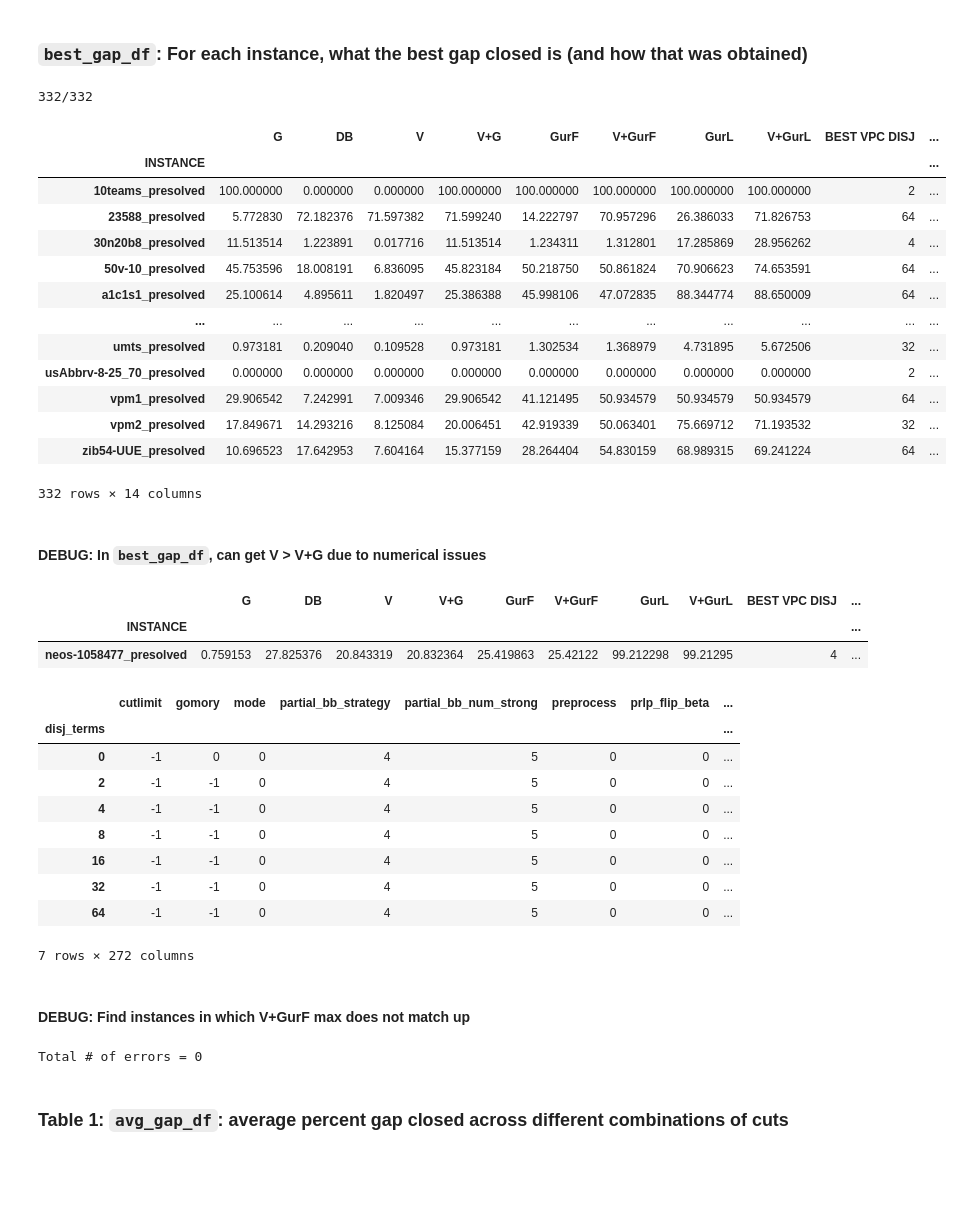
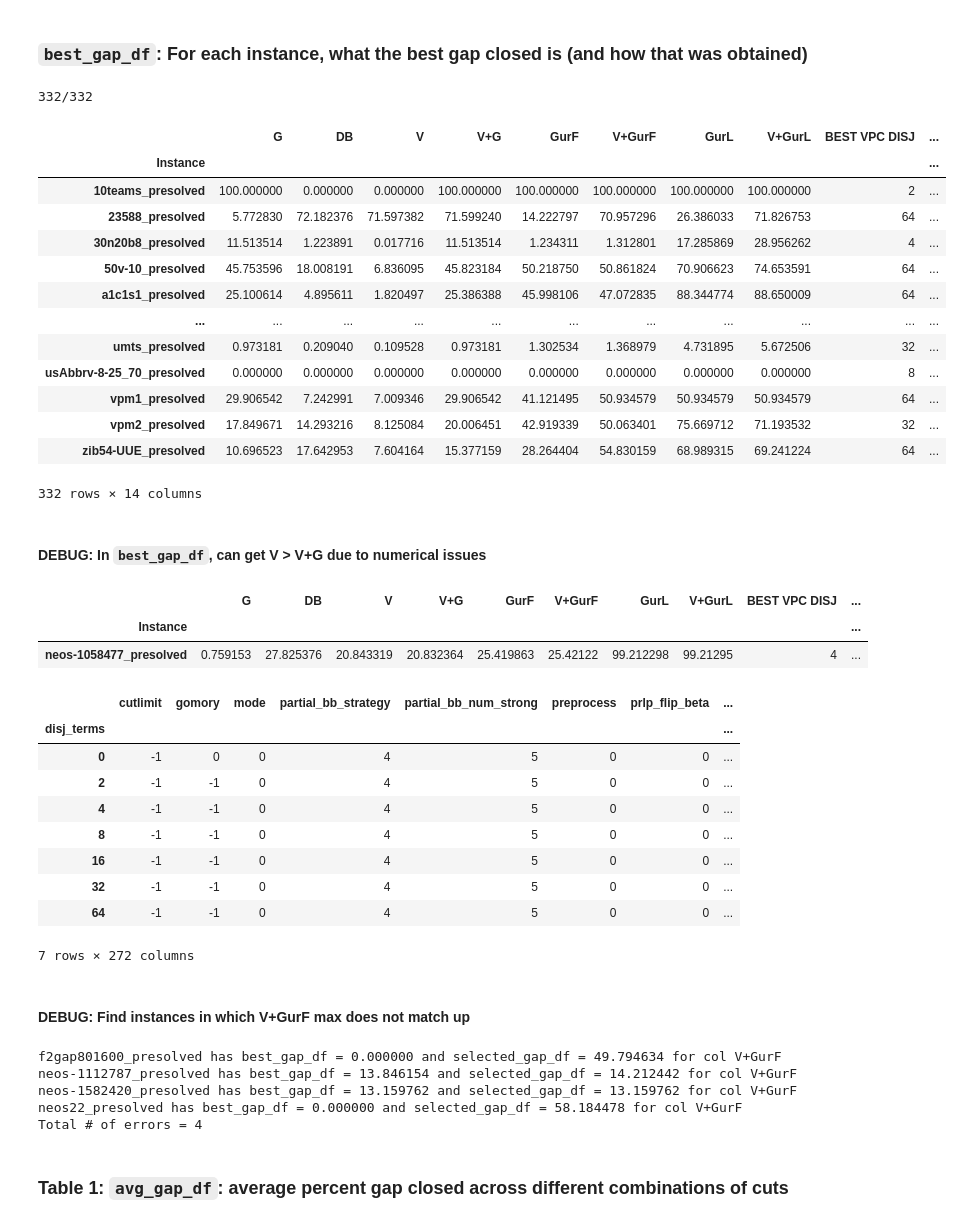
Before and after one commit to akazachk/vpc, a Jupyter notebook: plots/plots.ipynb, the cells around one changed output. Drawn from its saved outputs; the diff is of its cells as text; code cells hidden in the pictures; blank space fills up the shorter version.

Commit message:
Table 9 essentially completed (some errors remain with replacing nan and - values). Also added some analysis for why V < G.

```diff
--- a/plots/plots.ipynb
+++ b/plots/plots.ipynb
@@ -1107,7 +1107,9 @@ for i, inst in enumerate(inst_set):
 
     for index, row in curr_df.iterrows():
         num_disj_terms = int(row['NUM DISJ TERMS'])
-        if num_disj_terms <= 0:
+        # num_obj_tried  = float(row['NUM OBJ'])
+        num_vpc        = float(row['NUM VPC'])
+        if num_disj_terms <= 0 or num_vpc == 0:
             continue
 
         # print("Index {:d}: Processing instance {} with {:d} disj terms.".format(index, inst, num_disj_terms))
@@ -1115,7 +1117,7 @@ for i, inst in enumerate(inst_set):
         vpcgmic_gap = float(row['VPC+GMIC % GAP CLOSED'])
         VGurF_gap   = float(row['REF+V FIRST_CUT_PASS % GAP CLOSED'])
         VGurL_gap   = float(row['REF+V LAST_CUT_PASS % GAP CLOSED'])
-        num_vpc     = float(row['NUM VPC'])
+        # num_vpc     = float(row['NUM VPC'])
         num_gmic    = float(row['NUM GMIC'])
 
         if (best_vpc < vpc_gap): #or (is_val(best_vpc, vpc_gap) and best_num_vpc == 0):
@@ -1131,34 +1133,34 @@ for i, inst in enumerate(inst_set):
             best_VGurF_disj = index
         if best_VGurL < VGurL_gap:
             best_VGurL = VGurL_gap
             best_VGurL_disj = index
 
     best_gap_df.iloc[i] = [
         gmic_gap if gmic_gap >= EPS else 0.,
         disj_gap if disj_gap >= EPS else 0.,
         best_vpc if best_vpc >= EPS else 0.,
         best_vpcgmic if best_vpcgmic >= EPS else 0.,
         GurF_gap if GurF_gap >= EPS else 0.,
         best_VGurF if best_VGurF >= EPS else 0.,
         GurL_gap if GurL_gap >= EPS else 0.,
         best_VGurL if best_VGurL >= EPS else 0.,
         best_vpc_disj,
         best_vpcgmic_disj,
         best_VGurF_disj,
         best_VGurL_disj,
         best_num_vpc,
         best_num_gmic,
     ]
 
 col_list = ['BEST VPC DISJ', 'BEST GMIC+VPC DISJ', 'BEST V+GurF DISJ', 'BEST V+GurL DISJ', 'NUM VPC', 'NUM GMIC']
 for col in col_list:
     best_gap_df[col] = best_gap_df[col].astype(np.int64)
 
 display(best_gap_df)
 # %% [output]
 332/332
 |  | G | DB | V | V+G | GurF | V+GurF | GurL | V+GurL | BEST VPC DISJ | ... |
-| INSTANCE |  |  |  |  |  |  |  |  |  | ... |
+| Instance |  |  |  |  |  |  |  |  |  | ... |
 | 10teams_presolved | 100.000000 | 0.000000 | 0.000000 | 100.000000 | 100.000000 | 100.000000 | 100.000000 | 100.000000 | 2 | ... |
 | 23588_presolved | 5.772830 | 72.182376 | 71.597382 | 71.599240 | 14.222797 | 70.957296 | 26.386033 | 71.826753 | 64 | ... |
 | 30n20b8_presolved | 11.513514 | 1.223891 | 0.017716 | 11.513514 | 1.234311 | 1.312801 | 17.285869 | 28.956262 | 4 | ... |
@@ -1166,7 +1168,7 @@ display(best_gap_df)
 | a1c1s1_presolved | 25.100614 | 4.895611 | 1.820497 | 25.386388 | 45.998106 | 47.072835 | 88.344774 | 88.650009 | 64 | ... |
 | ... | ... | ... | ... | ... | ... | ... | ... | ... | ... | ... |
 | umts_presolved | 0.973181 | 0.209040 | 0.109528 | 0.973181 | 1.302534 | 1.368979 | 4.731895 | 5.672506 | 32 | ... |
-| usAbbrv-8-25_70_presolved | 0.000000 | 0.000000 | 0.000000 | 0.000000 | 0.000000 | 0.000000 | 0.000000 | 0.000000 | 2 | ... |
+| usAbbrv-8-25_70_presolved | 0.000000 | 0.000000 | 0.000000 | 0.000000 | 0.000000 | 0.000000 | 0.000000 | 0.000000 | 8 | ... |
 | vpm1_presolved | 29.906542 | 7.242991 | 7.009346 | 29.906542 | 41.121495 | 50.934579 | 50.934579 | 50.934579 | 64 | ... |
 | vpm2_presolved | 17.849671 | 14.293216 | 8.125084 | 20.006451 | 42.919339 | 50.063401 | 75.669712 | 71.193532 | 32 | ... |
 | zib54-UUE_presolved | 10.696523 | 17.642953 | 7.604164 | 15.377159 | 28.264404 | 54.830159 | 68.989315 | 69.241224 | 64 | ... |
@@ -1184,7 +1186,7 @@ display(best_gap_df[(col1 > col2 + EPS) == True])
 df.loc['neos-1058477_presolved'] #.to_csv("neos-1058477_presolved_data.csv")
 # %% [output]
 |  | G | DB | V | V+G | GurF | V+GurF | GurL | V+GurL | BEST VPC DISJ | ... |
-| INSTANCE |  |  |  |  |  |  |  |  |  | ... |
+| Instance |  |  |  |  |  |  |  |  |  | ... |
 | neos-1058477_presolved | 0.759153 | 27.825376 | 20.843319 | 20.832364 | 25.419863 | 25.42122 | 99.212298 | 99.21295 | 4 | ... |
 |  | cutlimit | gomory | mode | partial_bb_strategy | partial_bb_num_strong | preprocess | prlp_flip_beta | ... |
 | disj_terms |  |  |  |  |  |  |  | ... |
@@ -1220,7 +1222,11 @@ for inst in best_gap_df.index:
 
 print("Total # of errors =", num_errors, flush=True)
 # %% [output]
-Total # of errors = 0
+f2gap801600_presolved has best_gap_df = 0.000000 and selected_gap_df = 49.794634 for col V+GurF
+neos-1112787_presolved has best_gap_df = 13.846154 and selected_gap_df = 14.212442 for col V+GurF
+neos-1582420_presolved has best_gap_df = 13.159762 and selected_gap_df = 13.159762 for col V+GurF
+neos22_presolved has best_gap_df = 0.000000 and selected_gap_df = 58.184478 for col V+GurF
+Total # of errors = 4
 # %%
 # ## DEBUG
 # gap_cols = [
```
Also changed, not shown: parts of 15 cells of this notebook.
